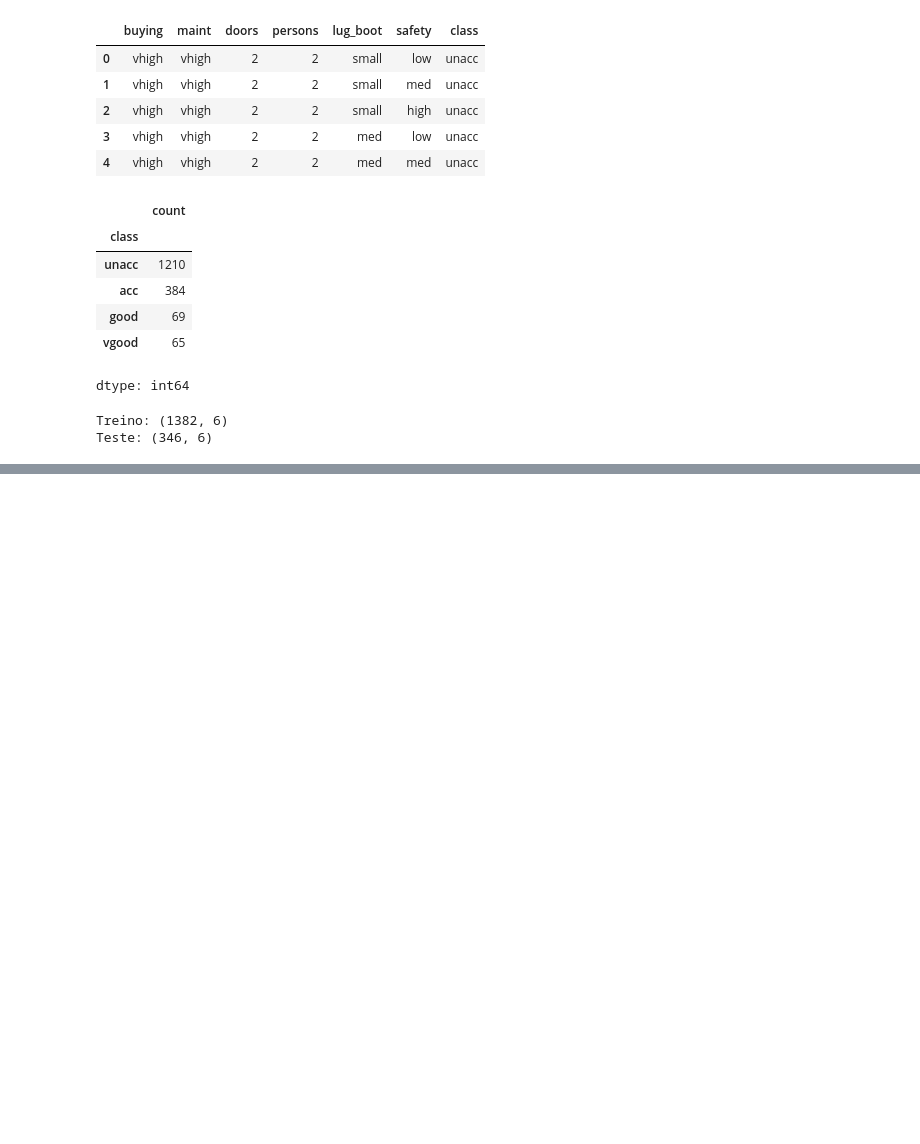
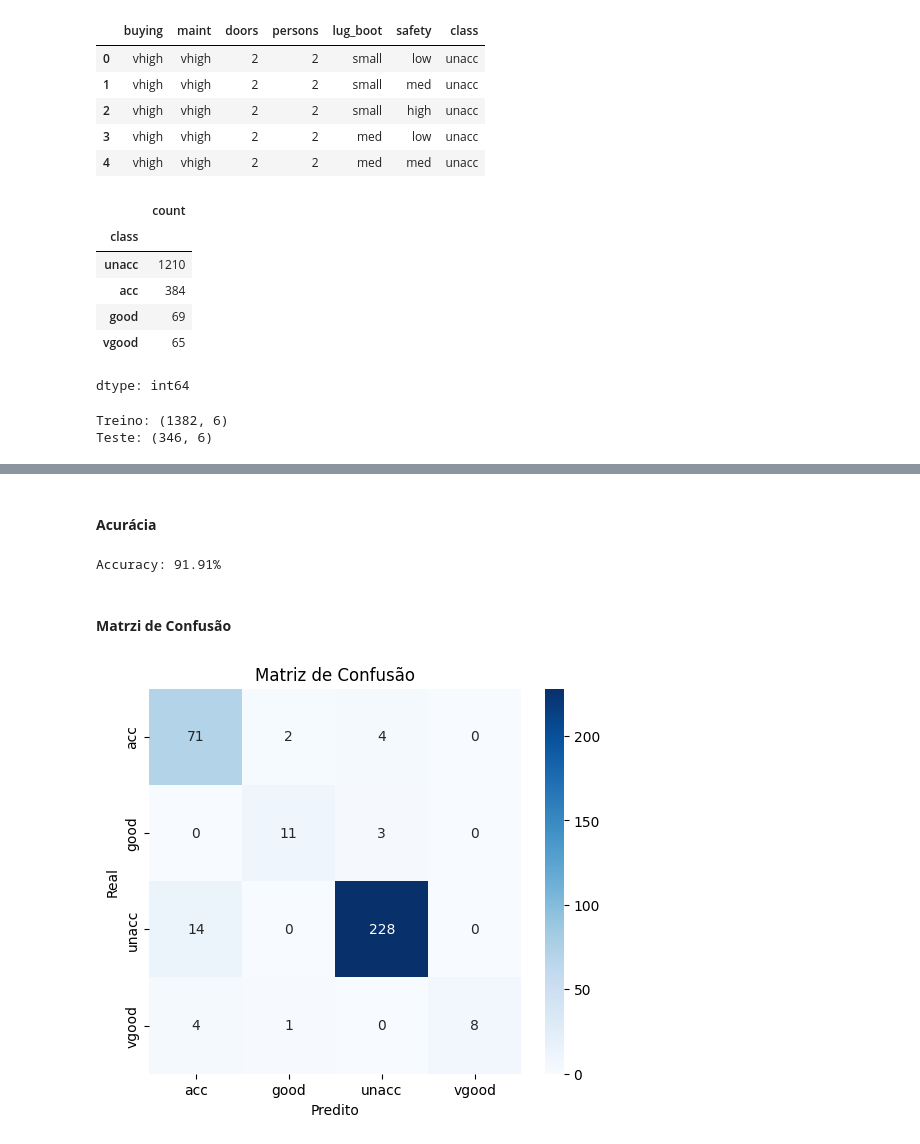
Before and after one commit to gabdourado/AI, a Jupyter notebook: ML/Probabilistic-Models/Bayesian_Networks.ipynb, the cells around one changed output, grey strips where cells are left out. Saved outputs shown, nothing was run; the diff lists cells and outputs as text; code cells hidden in the pictures; blank space fills up the shorter version.

```diff
--- a/ML/Probabilistic-Models/Bayesian_Networks.ipynb
+++ b/ML/Probabilistic-Models/Bayesian_Networks.ipynb
@@ -175,0 +269,44 @@ Teste: (346, 6)
+# %% [markdown]
+#### **Acurácia**
+# %%
+from sklearn.metrics import accuracy_score
+
+df_test = X_test.copy()
+df_test['class'] = y_test.values.squeeze()
+
+y_true = []
+y_pred = []
+
+model_vars = bn_model.nodes()
+
+for _, row in df_test.iterrows():
+    evidence = {k: v for k, v in row.drop('class').to_dict().items() if k in model_vars}
+
+    pred = inference.map_query(variables=['class'], evidence=evidence, show_progress=False)
+
+    y_true.append(row['class'])
+    y_pred.append(pred['class'])
+
+accuracy = accuracy_score(y_true, y_pred)
+print(f"Accuracy: {100 * round(accuracy, 4)}%")
+# %% [output]
+Accuracy: 91.91%
+# %% [markdown]
+#### **Matrzi de Confusão**
+# %%
+from sklearn.metrics import confusion_matrix
+import seaborn as sns
+import matplotlib.pyplot as plt
+
+labels = sorted(df_train['class'].unique())
+cm = confusion_matrix(y_true, y_pred, labels=labels)
+
+plt.figure(figsize=(6,5))
+sns.heatmap(cm, annot=True, fmt='d', cmap='Blues',
+            xticklabels=labels, yticklabels=labels)
+plt.xlabel('Predito')
+plt.ylabel('Real')
+plt.title('Matriz de Confusão')
+plt.show()
+# %% [output]
+[figure, added]
```
Also changed, not shown: parts of 9 cells of this notebook.
